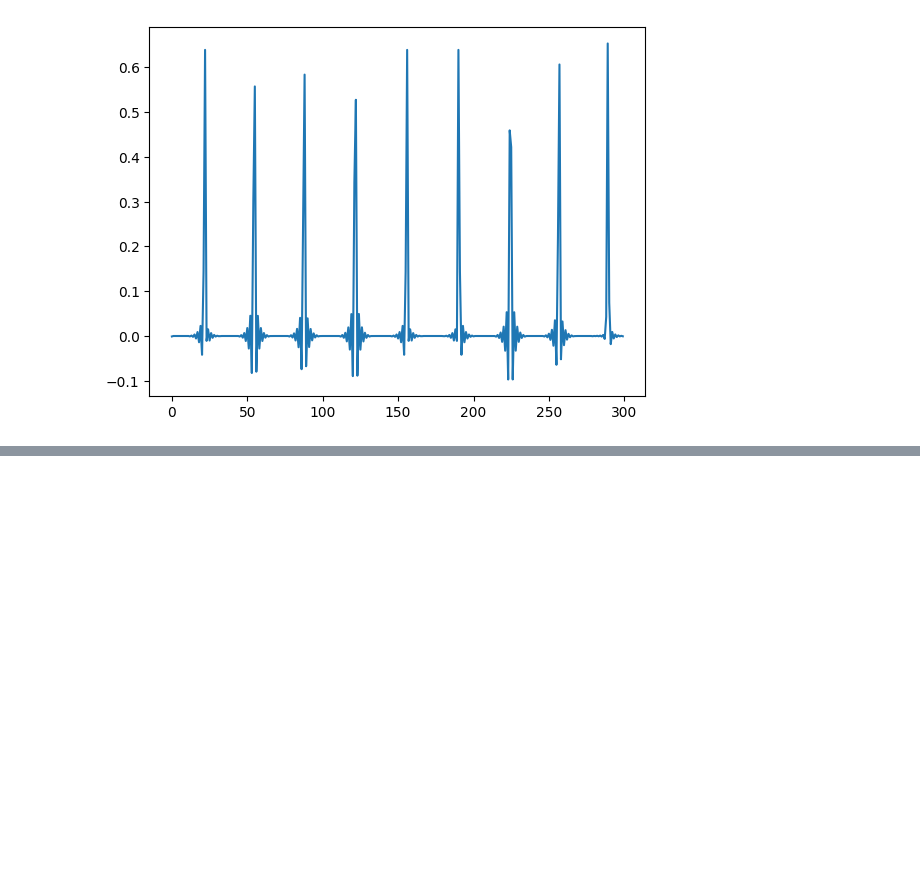
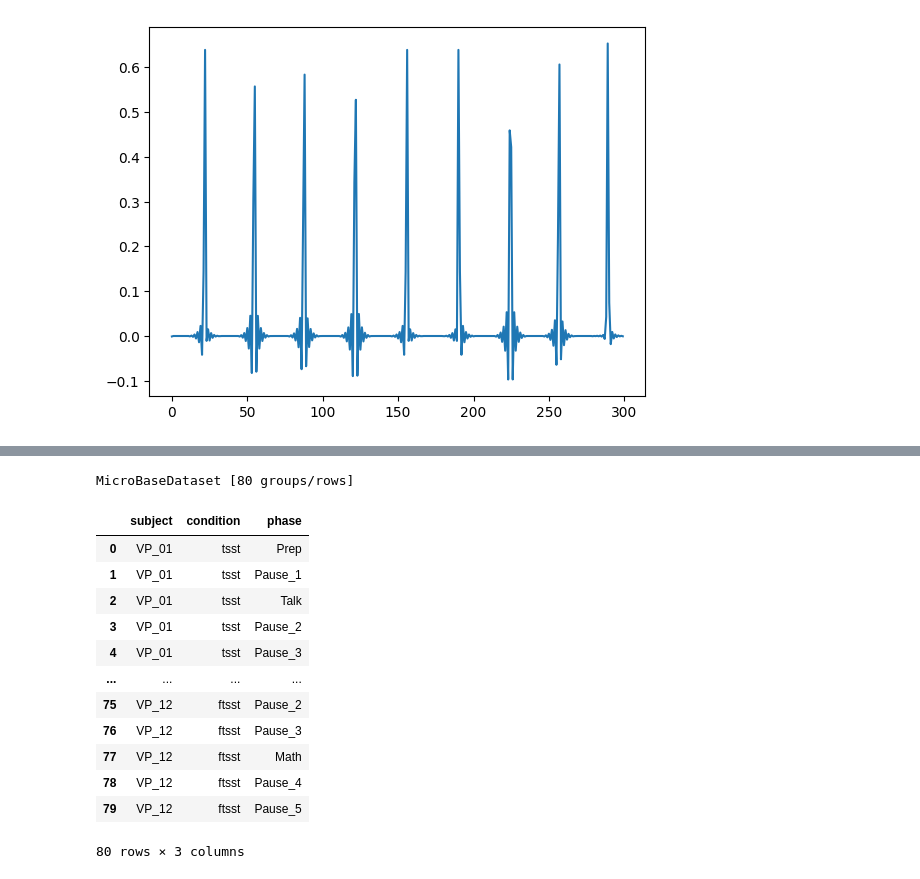
Before and after one commit to empkins/empkins-micro, a Jupyter notebook: empkins_micro/emrad/Playground.ipynb, the cells around one changed output, grey strips where cells are left out. Saved outputs shown, nothing was run; the diff lists cells and outputs as text; code cells hidden in the pictures; blank space fills up the shorter version.

```diff
--- a/empkins_micro/emrad/Playground.ipynb
+++ b/empkins_micro/emrad/Playground.ipynb
@@ -201,0 +298,22 @@ plt.plot(deciamted_envelope[200:500])
+# %%
+# get vp ids for sitting and standing experiment protocol
+vp_sitting = [index for index, row in test_data.sit_stand.iterrows() if row["sit_stand"]=="SIT" and index in test_data.index["subject"].values]
+vp_standing = [index for index, row in test_data.sit_stand.iterrows() if row["sit_stand"]=="STAND" and index in test_data.index["subject"].values]
+# %%
+subset = test_data.get_subset(subject = vp_sitting[:5], condition = ["tsst", "ftsst"])
+subset
+# %% [output]
+MicroBaseDataset [80 groups/rows]
+|  | subject | condition | phase |
+| 0 | VP_01 | tsst | Prep |
+| 1 | VP_01 | tsst | Pause_1 |
+| 2 | VP_01 | tsst | Talk |
+| 3 | VP_01 | tsst | Pause_2 |
+| 4 | VP_01 | tsst | Pause_3 |
+| ... | ... | ... | ... |
+| 75 | VP_12 | ftsst | Pause_2 |
+| 76 | VP_12 | ftsst | Pause_3 |
+| 77 | VP_12 | ftsst | Math |
+| 78 | VP_12 | ftsst | Pause_4 |
+| 79 | VP_12 | ftsst | Pause_5 |
+80 rows × 3 columns
```
Also changed, not shown: parts of 23 cells of this notebook, 5 other files.
